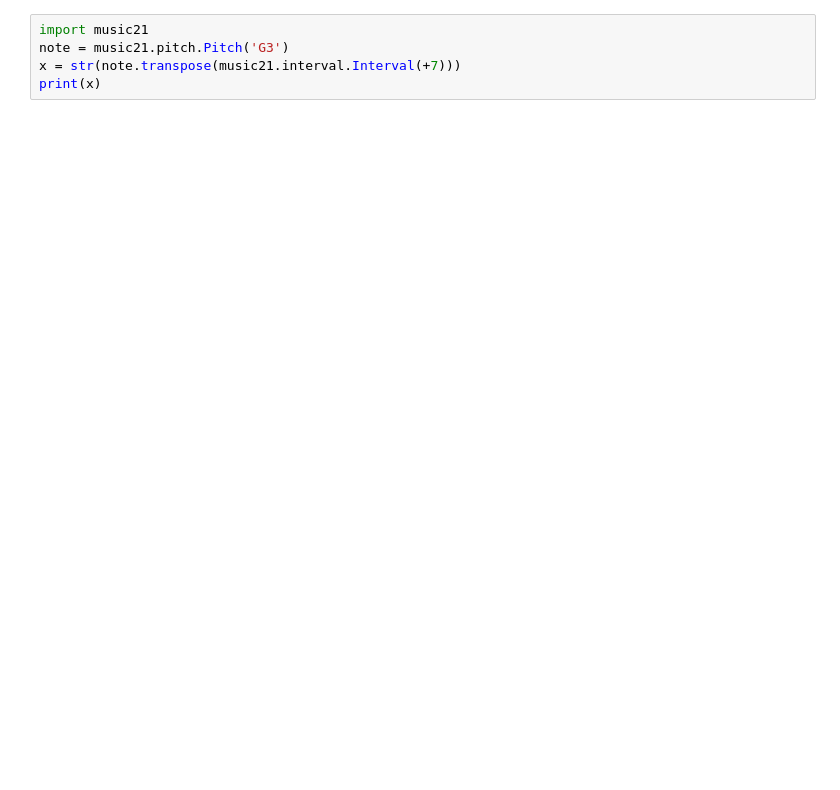
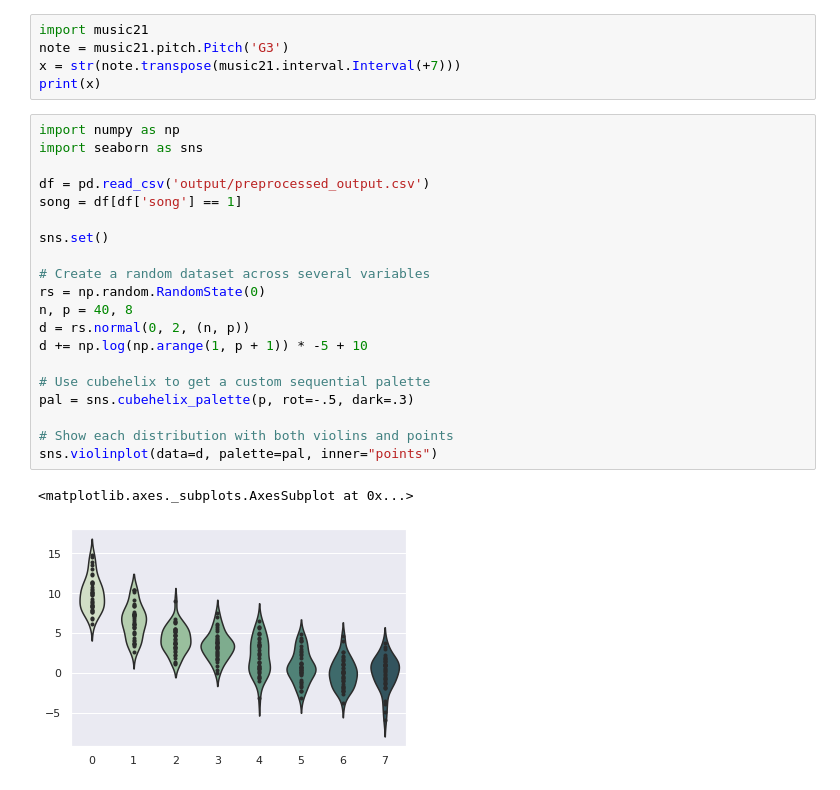
Before and after one commit to WermooZ/ml_music_anal, a Jupyter notebook: plots_stats.ipynb, the cells around one changed output. Drawn from its saved outputs; the diff is of its cells as text; blank space fills up the shorter version.

```diff
--- a/plots_stats.ipynb
+++ b/plots_stats.ipynb
@@ -57,3 +154,26 @@ import music21
 note = music21.pitch.Pitch('G3')
 x = str(note.transpose(music21.interval.Interval(+7)))
 print(x)
+# %%
+import numpy as np
+import seaborn as sns
+
+df = pd.read_csv('output/preprocessed_output.csv')
+song = df[df['song'] == 1]
+
+sns.set()
+
+# Create a random dataset across several variables
+rs = np.random.RandomState(0)
+n, p = 40, 8
+d = rs.normal(0, 2, (n, p))
+d += np.log(np.arange(1, p + 1)) * -5 + 10
+
+# Use cubehelix to get a custom sequential palette
+pal = sns.cubehelix_palette(p, rot=-.5, dark=.3)
+
+# Show each distribution with both violins and points
+sns.violinplot(data=d, palette=pal, inner="points")
+# %% [output]
+<matplotlib.axes._subplots.AxesSubplot at 0x...>
+[figure, added]
```
Also changed, not shown: parts of 17 cells of this notebook, 6 other files.
